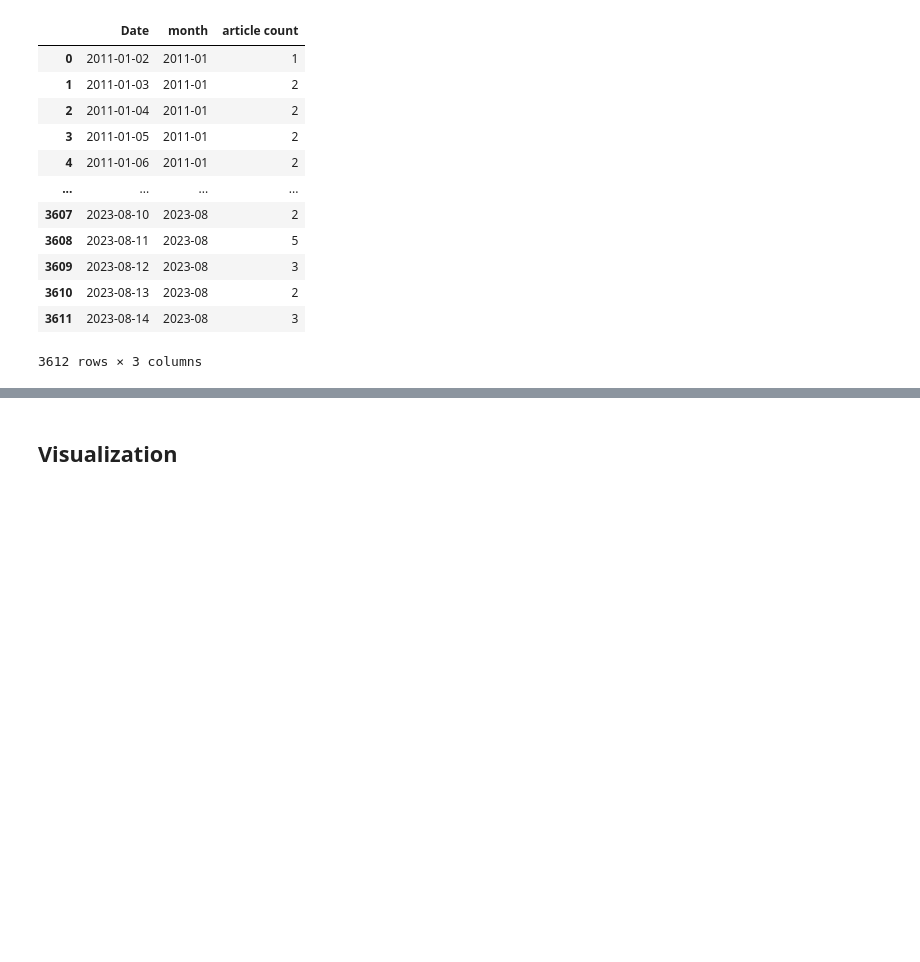
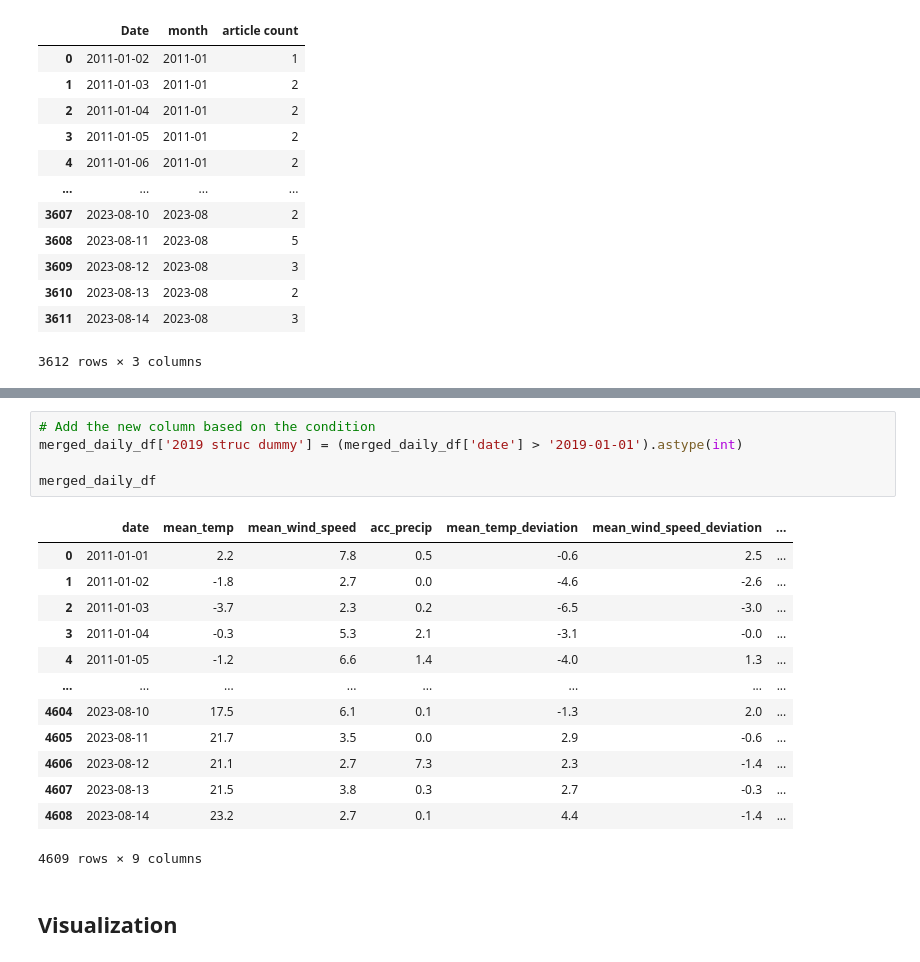
Before and after one commit to LyngeKjems/Climate-News-Project, a Jupyter notebook: Climate News Project/Merged_daily_data.ipynb, the cells around one changed output, grey strips where cells are left out. Drawn from its saved outputs; the diff is of its cells as text; blank space fills up the shorter version.

```diff
--- a/Climate News Project/Merged_daily_data.ipynb
+++ b/Climate News Project/Merged_daily_data.ipynb
@@ -70,3 +70,22 @@ merged_daily_df
 4609 rows × 8 columns
+# %%
+# Add the new column based on the condition
+merged_daily_df['2019 struc dummy'] = (merged_daily_df['date'] > '2019-01-01').astype(int)
+
+merged_daily_df
+# %% [output]
+|  | date | mean_temp | mean_wind_speed | acc_precip | mean_temp_deviation | mean_wind_speed_deviation | ... |
+| 0 | 2011-01-01 | 2.2 | 7.8 | 0.5 | -0.6 | 2.5 | ... |
+| 1 | 2011-01-02 | -1.8 | 2.7 | 0.0 | -4.6 | -2.6 | ... |
+| 2 | 2011-01-03 | -3.7 | 2.3 | 0.2 | -6.5 | -3.0 | ... |
+| 3 | 2011-01-04 | -0.3 | 5.3 | 2.1 | -3.1 | -0.0 | ... |
+| 4 | 2011-01-05 | -1.2 | 6.6 | 1.4 | -4.0 | 1.3 | ... |
+| ... | ... | ... | ... | ... | ... | ... | ... |
+| 4604 | 2023-08-10 | 17.5 | 6.1 | 0.1 | -1.3 | 2.0 | ... |
+| 4605 | 2023-08-11 | 21.7 | 3.5 | 0.0 | 2.9 | -0.6 | ... |
+| 4606 | 2023-08-12 | 21.1 | 2.7 | 7.3 | 2.3 | -1.4 | ... |
+| 4607 | 2023-08-13 | 21.5 | 3.8 | 0.3 | 2.7 | -0.3 | ... |
+| 4608 | 2023-08-14 | 23.2 | 2.7 | 0.1 | 4.4 | -1.4 | ... |
+4609 rows × 9 columns
 # %% [markdown]
 ## Visualization
```
Also changed, not shown: parts of 25 cells of this notebook, 2 other files.
